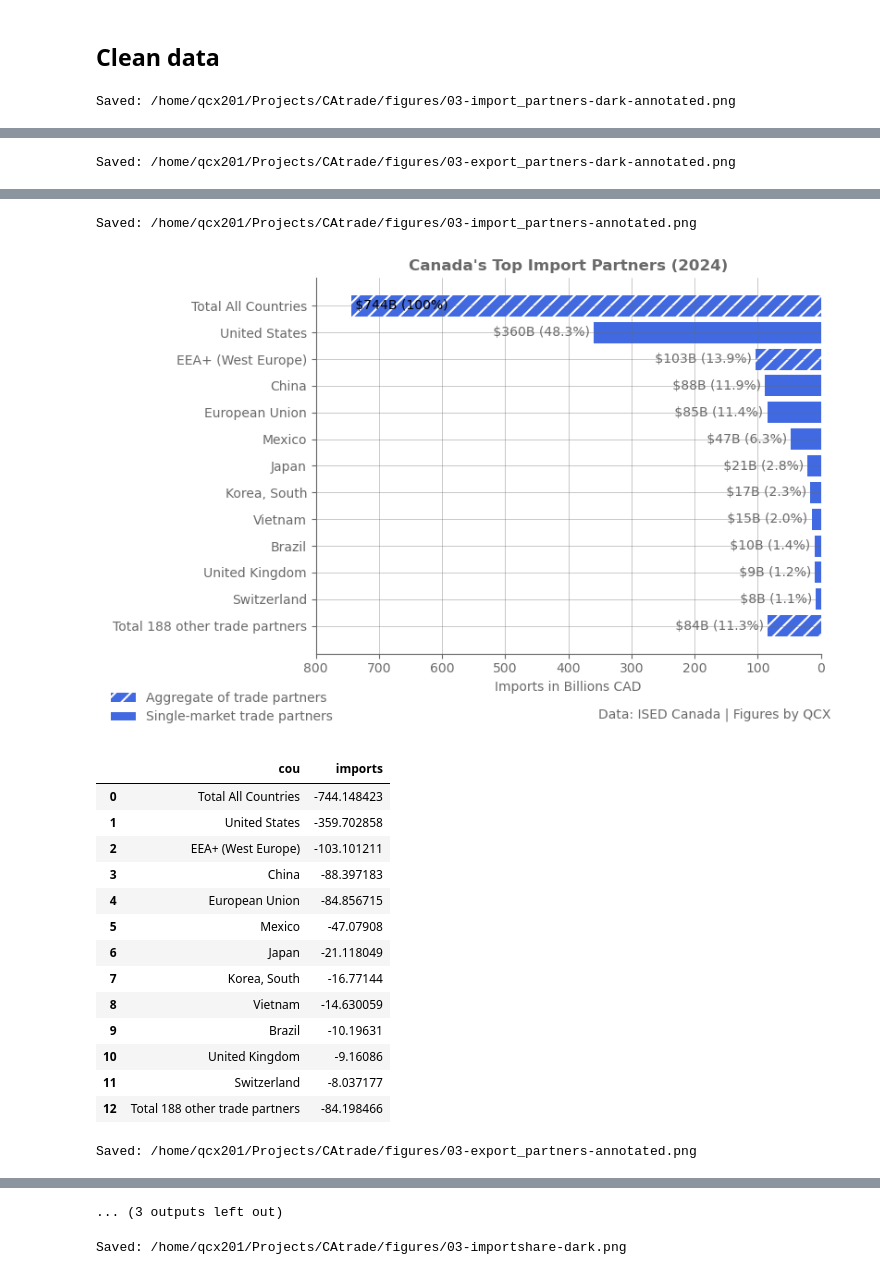
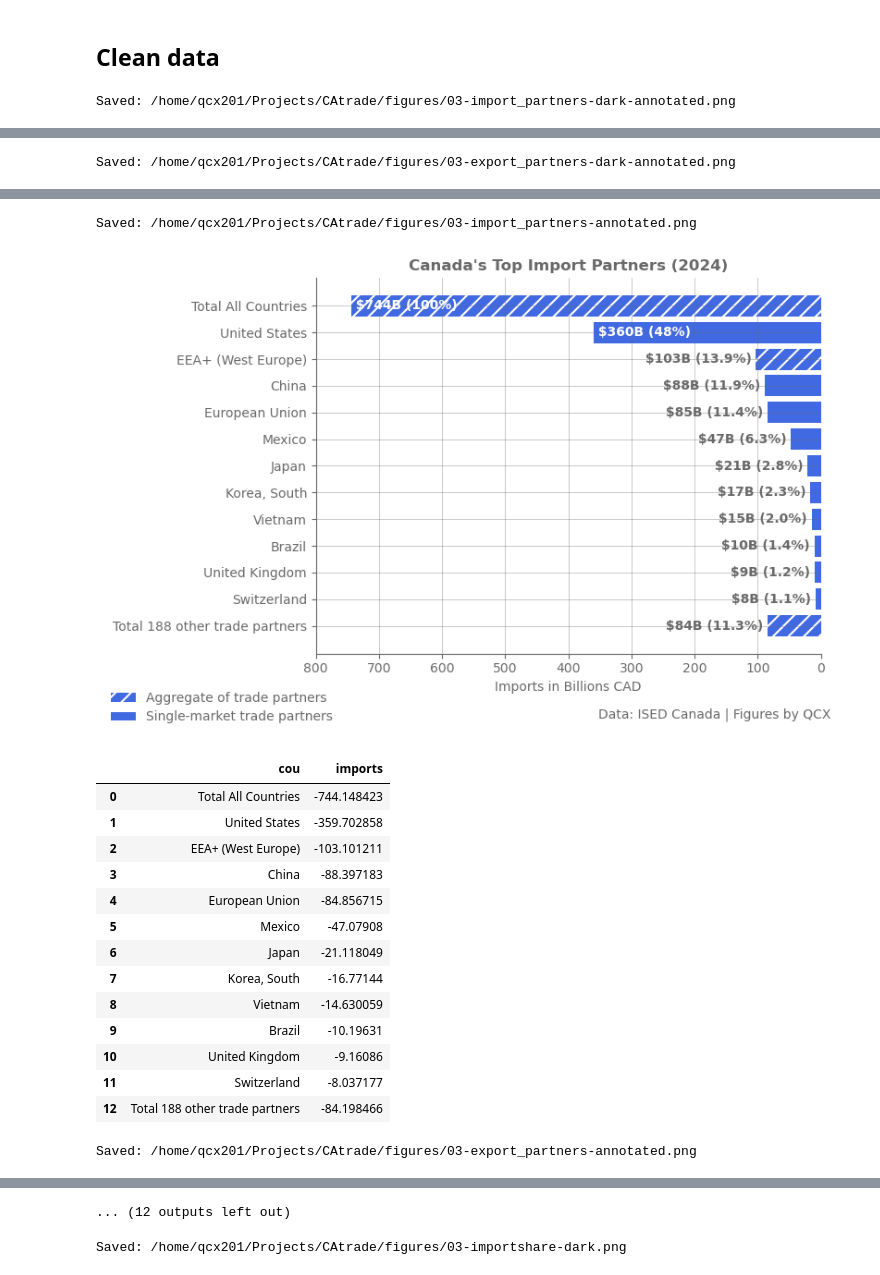
Before and after one commit to qcx201/CAtrade, a Jupyter notebook: src/03-desc.ipynb, the cells around one changed output, grey strips where cells are left out. Drawn from its saved outputs; the diff is of its cells as text; code cells hidden in the pictures.

```diff
--- a/src/03-desc.ipynb
+++ b/src/03-desc.ipynb
@@ -223,14 +223,14 @@ for annotated in (True, False):
                 absv = abs(v)
                 p = absv/max(abs(y))
 
-                kwargs = dict(va='center', color=_edge_color, fontsize=10)
+                kwargs = dict(va='center', color=_edge_color, fontsize=10, weight='bold')
 
                 ha = 'right' if ('import' in title.lower()) else 'left'
 
                 ps = f'({p:.1%})'
-                if p > 0.8:
+                if p > 0.3:
                     ha='right' if (ha=='left') else 'left'
-                    kwargs['color'] = 'lightgray' if dark else 'black'
+                    kwargs['color'] = 'lightgray' if dark else 'white'
                     ps = f'({p:.0%})'
 
                 ax.text(v, i, f' ${absv:,.0f}B {ps} ', ha=ha, **kwargs)
@@ -313,19 +313,19 @@ Saved: /home/qcx201/Projects/CAtrade/figures/03-export_partners-dark-annotated.p
 |  | cou | exports |
 | 0 | Total All Countries | 750.702179 |
 | 1 | United States | 569.252073 |
 | 2 | EEA+ (West Europe) | 70.248974 |
 | 3 | European Union | 33.579627 |
 | 4 | China | 29.808881 |
 | 5 | United Kingdom | 28.142693 |
 | 6 | Japan | 14.819743 |
 | 7 | Mexico | 8.462675 |
 | 8 | Korea, South | 7.567014 |
 | 9 | Switzerland | 6.217219 |
 | 10 | India | 5.25203 |
 | 11 | Hong Kong | 3.573286 |
 | 12 | Total 188 other trade partners | 44.022155 |
 Saved: /home/qcx201/Projects/CAtrade/figures/03-import_partners-annotated.png
-[figure, old version]
+[figure, new version]
 |  | cou | imports |
 | 0 | Total All Countries | -744.148423 |
 | 1 | United States | -359.702858 |
@@ -356,7 +356,7 @@ Saved: /home/qcx201/Projects/CAtrade/figures/03-export_partners-annotated.png
 | 10 | India | 5.25203 |
 | 11 | Hong Kong | 3.573286 |
 | 12 | Total 188 other trade partners | 44.022155 |
-... (3 outputs left out)
+... (12 outputs left out)
 # %%
 partners = ['United States', 'EEA+ (West Europe)', 'China']
 
```
Also changed, not shown: parts of 1 cell of this notebook, 8 other files.
